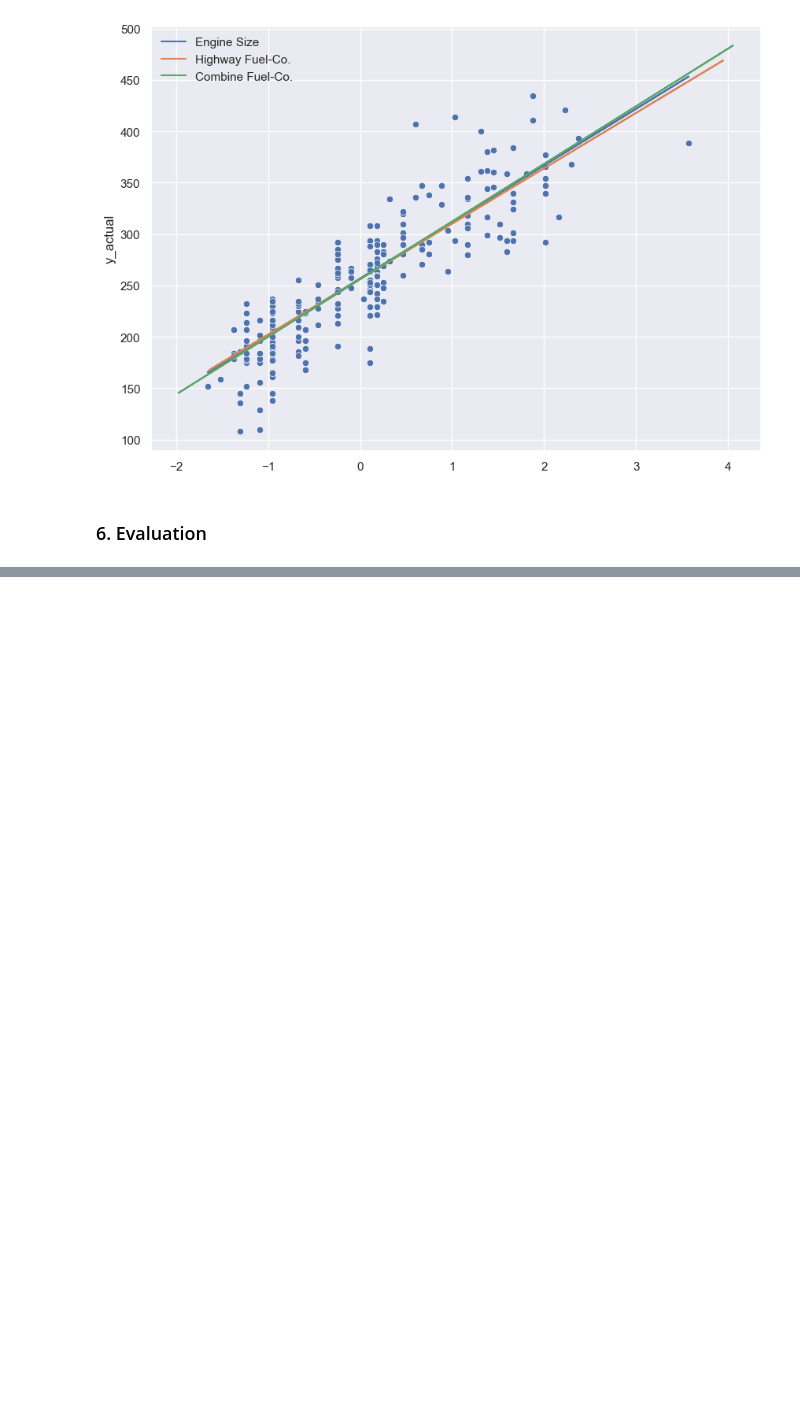
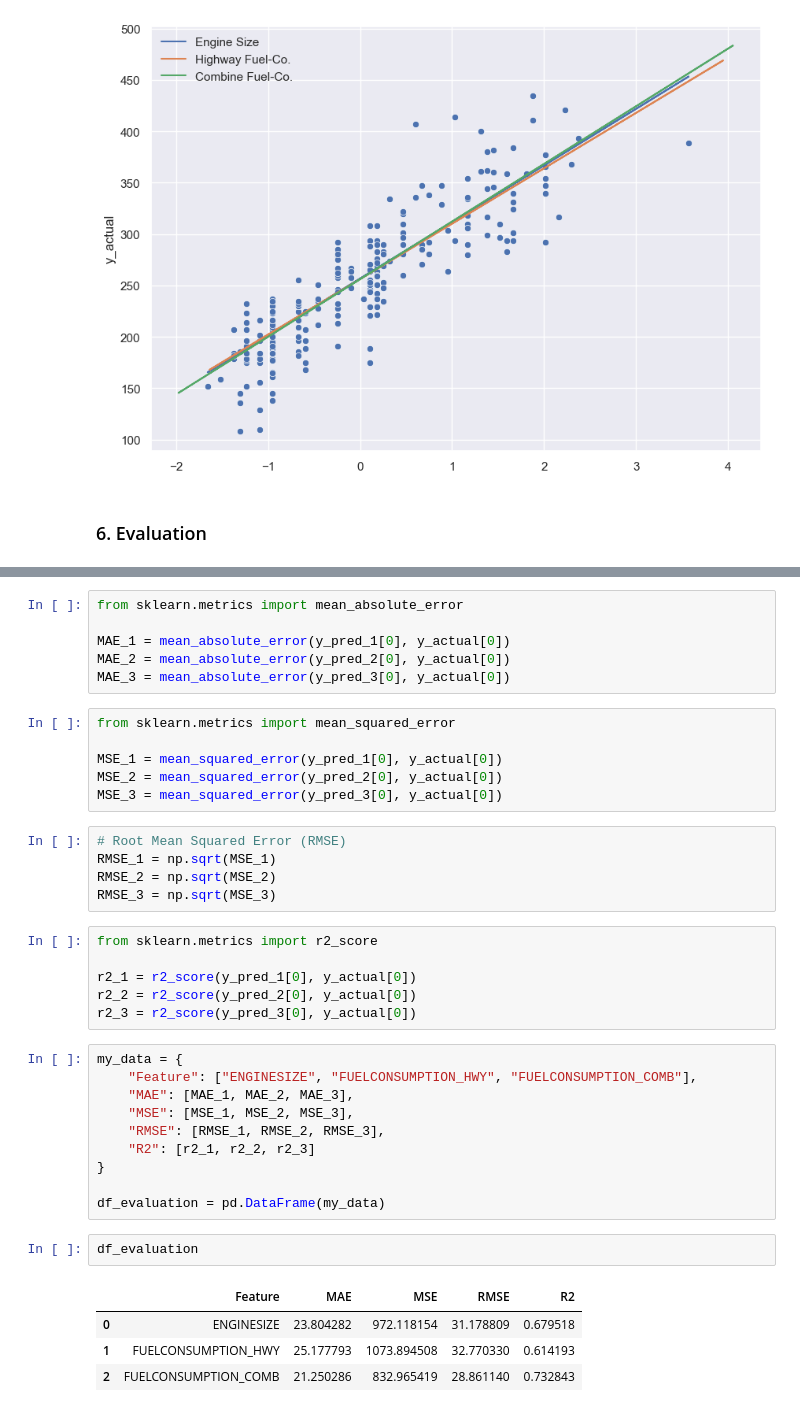
Before and after one commit to RavenWave/Machine_Learning_Algorithms, a Jupyter notebook: A_Supervised_Learning/A_1_Regression/A_1_1_Simple_Linear_Regression.ipynb, the cells around one changed output, grey strips where cells are left out. Cells and saved outputs as stored; diff of their text form; blank space fills up the shorter version.

```diff
--- a/A_Supervised_Learning/A_1_Regression/A_1_1_Simple_Linear_Regression.ipynb
+++ b/A_Supervised_Learning/A_1_Regression/A_1_1_Simple_Linear_Regression.ipynb
@@ -171,0 +179,40 @@ plt.show()
+# %%
+from sklearn.metrics import mean_absolute_error
+
+MAE_1 = mean_absolute_error(y_pred_1[0], y_actual[0])
+MAE_2 = mean_absolute_error(y_pred_2[0], y_actual[0])
+MAE_3 = mean_absolute_error(y_pred_3[0], y_actual[0])
+# %%
+from sklearn.metrics import mean_squared_error
+
+MSE_1 = mean_squared_error(y_pred_1[0], y_actual[0])
+MSE_2 = mean_squared_error(y_pred_2[0], y_actual[0])
+MSE_3 = mean_squared_error(y_pred_3[0], y_actual[0])
+# %%
+# Root Mean Squared Error (RMSE)
+RMSE_1 = np.sqrt(MSE_1)
+RMSE_2 = np.sqrt(MSE_2)
+RMSE_3 = np.sqrt(MSE_3)
+# %%
+from sklearn.metrics import r2_score
+
+r2_1 = r2_score(y_pred_1[0], y_actual[0])
+r2_2 = r2_score(y_pred_2[0], y_actual[0])
+r2_3 = r2_score(y_pred_3[0], y_actual[0])
+# %%
+my_data = {
+    "Feature": ["ENGINESIZE", "FUELCONSUMPTION_HWY", "FUELCONSUMPTION_COMB"],
+    "MAE": [MAE_1, MAE_2, MAE_3],
+    "MSE": [MSE_1, MSE_2, MSE_3],
+    "RMSE": [RMSE_1, RMSE_2, RMSE_3],
+    "R2": [r2_1, r2_2, r2_3]
+}
+
+df_evaluation = pd.DataFrame(my_data)
+# %%
+df_evaluation
+# %% [output]
+|  | Feature | MAE | MSE | RMSE | R2 |
+| 0 | ENGINESIZE | 23.804282 | 972.118154 | 31.178809 | 0.679518 |
+| 1 | FUELCONSUMPTION_HWY | 25.177793 | 1073.894508 | 32.770330 | 0.614193 |
+| 2 | FUELCONSUMPTION_COMB | 21.250286 | 832.965419 | 28.861140 | 0.732843 |
```
Also changed, not shown: parts of 3 cells of this notebook.
